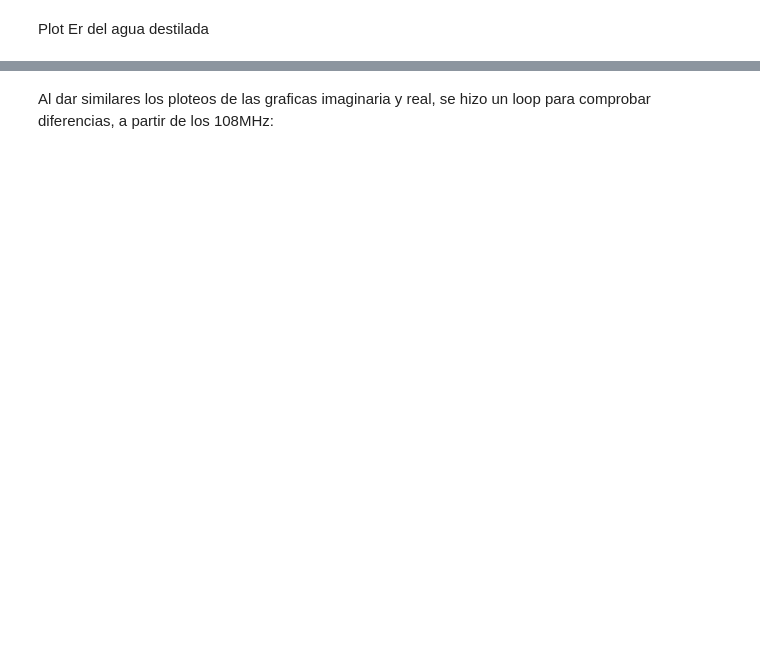
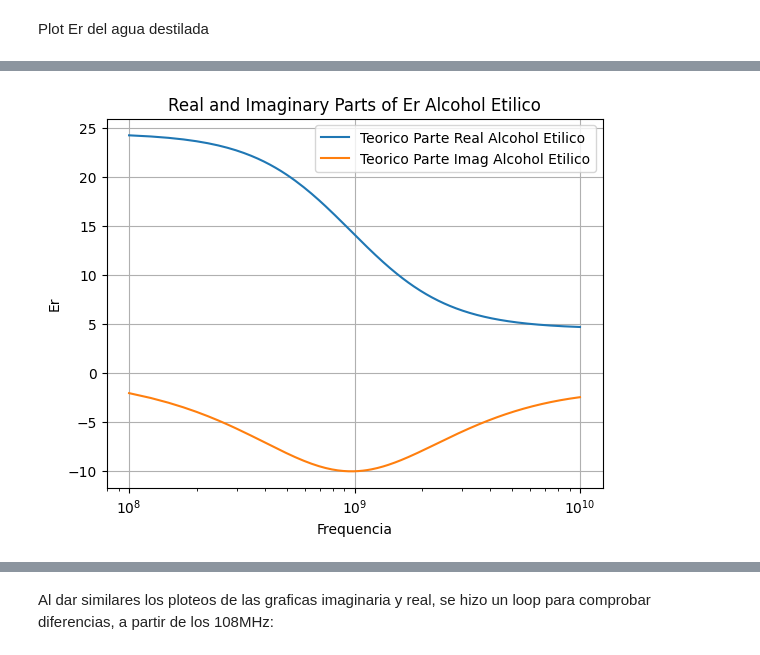
Before and after one commit to tinchodeluca/ME2-PROY-SONDA, a Jupyter notebook: 05-Software/ME2_PROYECTO_2023.ipynb, the cells around one changed output, grey strips where cells are left out. Drawn from its saved outputs; the diff is of its cells as text; code cells hidden in the pictures; blank space fills up the shorter version.

```diff
--- a/05-Software/ME2_PROYECTO_2023.ipynb
+++ b/05-Software/ME2_PROYECTO_2023.ipynb
@@ -112,7 +112,7 @@ def get_debye_model(frecs): #Patron agua destilada
 
 def get_er_pat_alc_etilico(frecs):
     A = 4.505 + ((24.43 - 4.505) / (1 + 1j * frecs / (0.964e9))) - 1j * frecs * 0.056 / 1e9
-    return np.real(A), -1j * np.imag(A)
+    return np.real(A) +1j * np.imag(A)
 
 def get_er_pat_alc_isopropilico(frecs):
     # curva del er complejo del isopropilico al 99 segun la curva de deybe
@@ -250,0 +338,17 @@ plt.show()
+# %%
+# Plot real part
+# Teorico
+plt.plot(frecs, np.real(get_er_pat_alc_etilico(frecs)), label= "Teorico Parte Real Alcohol Etilico")
+plt.plot(frecs, np.imag(get_er_pat_alc_etilico(frecs)), label= "Teorico Parte Imag Alcohol Etilico")
+# Medido
+plt.title('Real and Imaginary Parts of Er Alcohol Etilico')
+plt.xlabel('Frequencia')
+plt.ylabel('Er')
+plt.xscale('log')
+# plt.xlim([108000000, 20000000000])
+plt.legend()
+# Display the plot
+plt.grid(True)
+plt.show()
+# %% [output]
+[figure, added]
```
Also changed, not shown: parts of 20 cells of this notebook, 15 other files.
